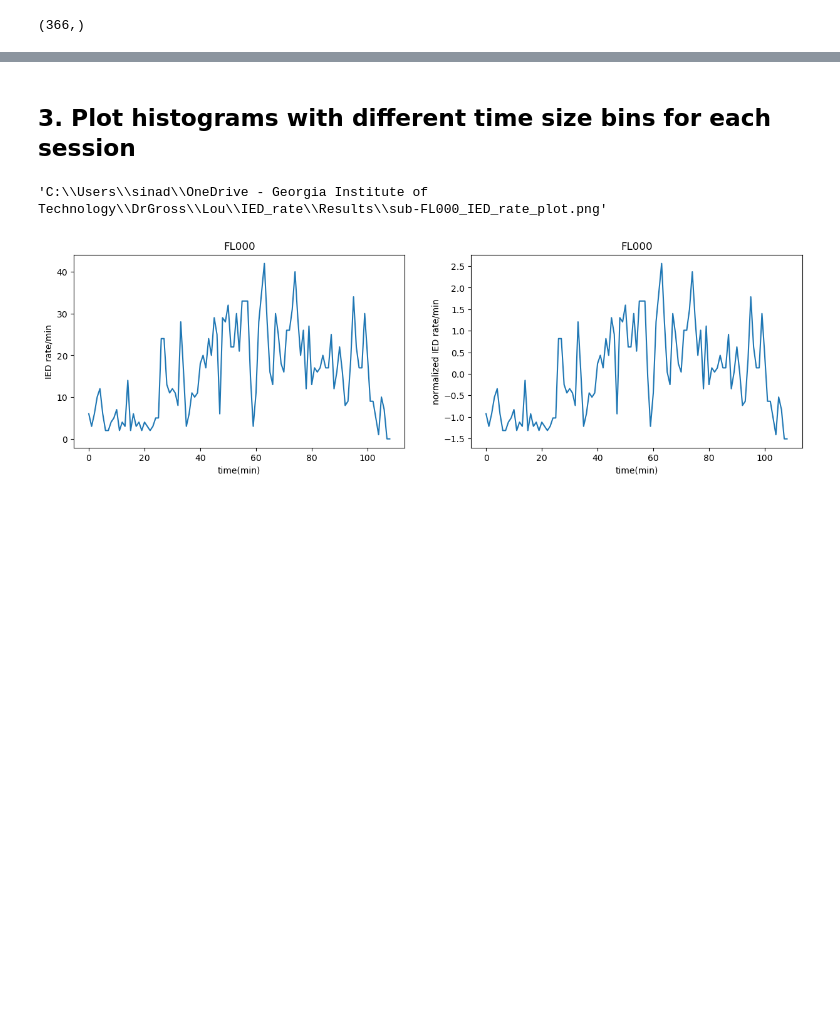
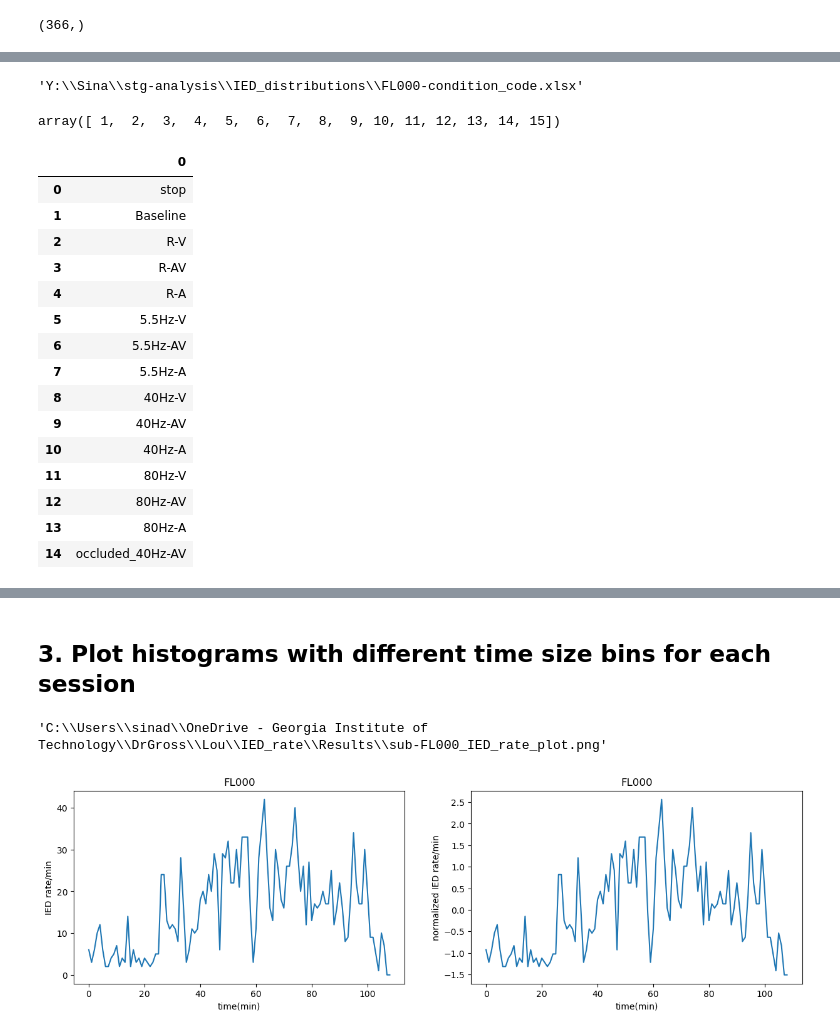
Before and after one commit to Simurgh818/IED_distributions, a Jupyter notebook: IED_distributions.ipynb, the cells around one changed output, grey strips where cells are left out. Cells and saved outputs as stored; diff of their text form; code cells hidden in the pictures; blank space fills up the shorter version.

Commit message:
drafting a way to import condtion_codes into python.

```diff
--- a/IED_distributions.ipynb
+++ b/IED_distributions.ipynb
@@ -583 +584,31 @@ condition_df.head(10)
+# %%
+condtion_code_path = os.path.abspath("Y:\Sina\stg-analysis\IED_distributions\FL000-condition_code.xlsx")
+condtion_code_path
+# %% [output]
+'Y:\\Sina\\stg-analysis\\IED_distributions\\FL000-condition_code.xlsx'
+# %%
+row_names = np.arange(1,16)
+row_names
+# %% [output]
+array([ 1,  2,  3,  4,  5,  6,  7,  8,  9, 10, 11, 12, 13, 14, 15])
+# %%
+condition_code = pd.read_excel(condtion_code_path,header=None)
+condition_code
+# %% [output]
+|  | 0 |
+| 0 | stop |
+| 1 | Baseline |
+| 2 | R-V |
+| 3 | R-AV |
+| 4 | R-A |
+| 5 | 5.5Hz-V |
+| 6 | 5.5Hz-AV |
+| 7 | 5.5Hz-A |
+| 8 | 40Hz-V |
+| 9 | 40Hz-AV |
+| 10 | 40Hz-A |
+| 11 | 80Hz-V |
+| 12 | 80Hz-AV |
+| 13 | 80Hz-A |
+| 14 | occluded_40Hz-AV |
 # %%
```
Also changed, not shown: parts of 11 cells of this notebook.
